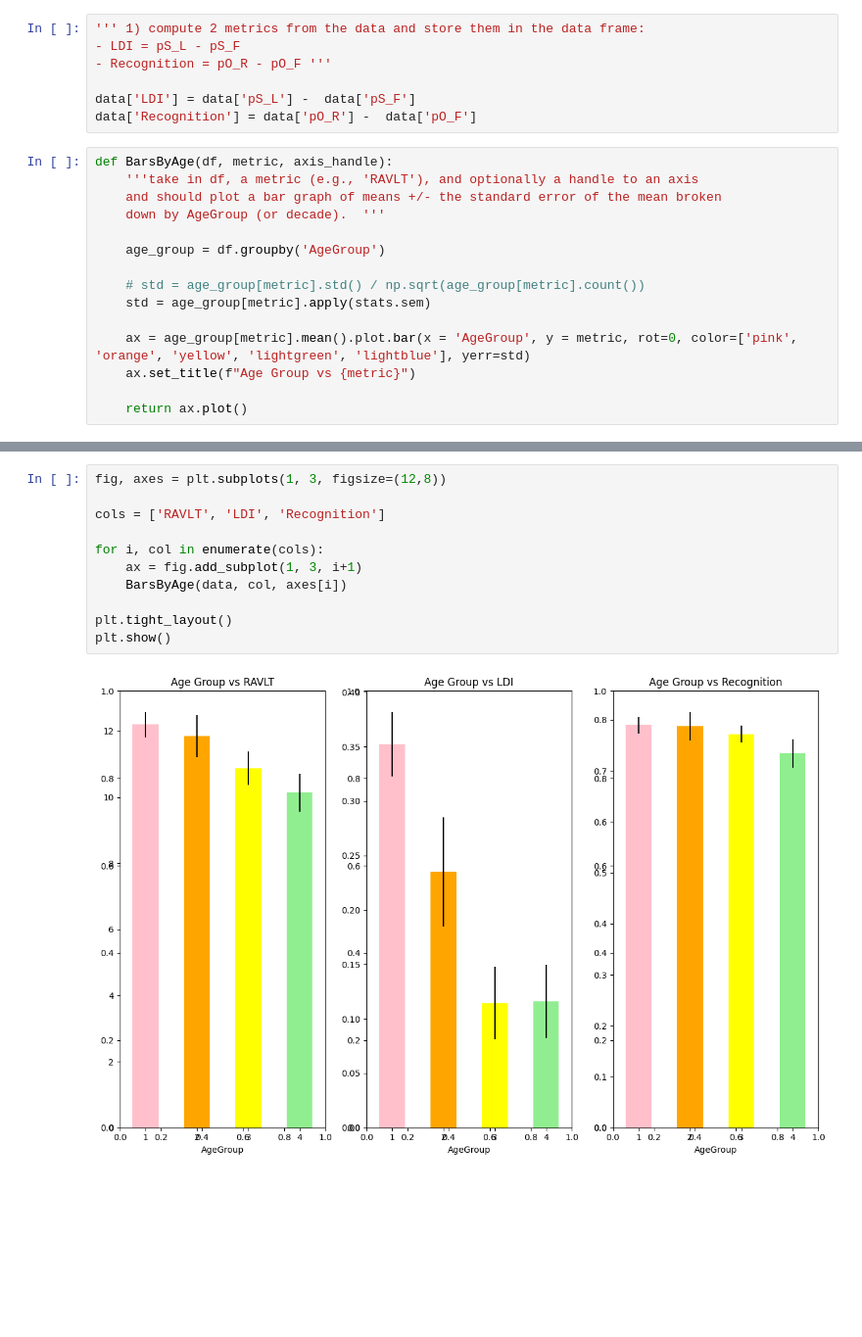
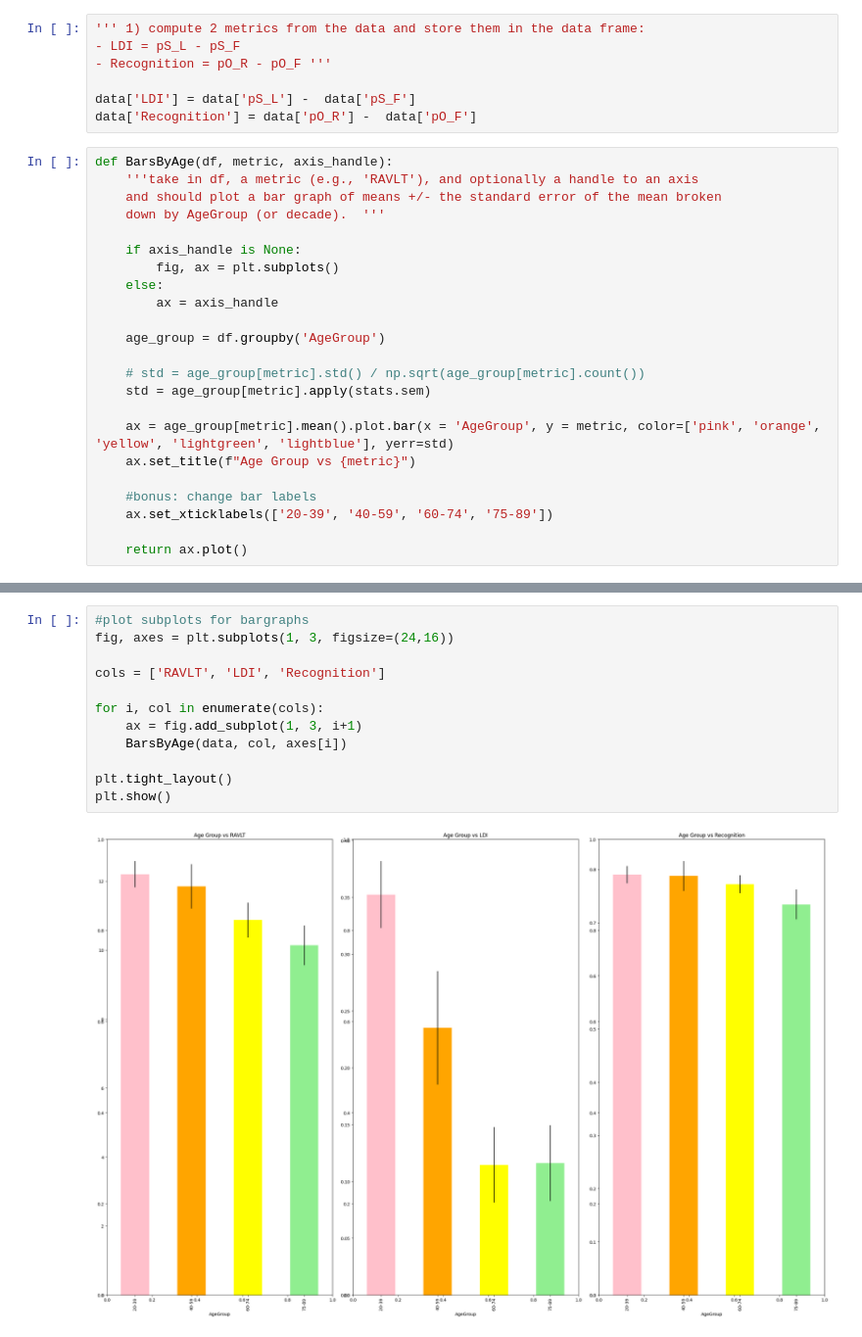
Before and after one commit to rochellekaper/n247_spring2025, a Jupyter notebook: ProblemSets/N247 PSet 7 Pandas - Plotting and grouping.ipynb, the cells around one changed output, grey strips where cells are left out. Shown at 98% size. Drawn from its saved outputs; the diff is of its cells as text; blank space fills up the shorter version.

```diff
--- a/ProblemSets/N247 PSet 7 Pandas - Plotting and grouping.ipynb
+++ b/ProblemSets/N247 PSet 7 Pandas - Plotting and grouping.ipynb
@@ -80,14 +80,22 @@ def BarsByAge(df, metric, axis_handle):
     and should plot a bar graph of means +/- the standard error of the mean broken
     down by AgeGroup (or decade).  '''
 
+    if axis_handle is None:
+        fig, ax = plt.subplots()
+    else:
+        ax = axis_handle
+
     age_group = df.groupby('AgeGroup')
 
     # std = age_group[metric].std() / np.sqrt(age_group[metric].count())
     std = age_group[metric].apply(stats.sem)
 
-    ax = age_group[metric].mean().plot.bar(x = 'AgeGroup', y = metric, rot=0, color=['pink', 'orange', 'yellow', 'lightgreen', 'lightblue'], yerr=std)
+    ax = age_group[metric].mean().plot.bar(x = 'AgeGroup', y = metric, color=['pink', 'orange', 'yellow', 'lightgreen', 'lightblue'], yerr=std)
     ax.set_title(f"Age Group vs {metric}")
 
+    #bonus: change bar labels
+    ax.set_xticklabels(['20-39', '40-59', '60-74', '75-89'])
+
     return ax.plot()
 # %%
 BarsByAge(data, 'LDI', axis_handle=None)
@@ -97,13 +105,14 @@ BarsByAge(data, 'LDI', axis_handle=None)
 # %%
-fig, axes = plt.subplots(1, 3, figsize=(12,8))
+#plot subplots for bargraphs
+fig, axes = plt.subplots(1, 3, figsize=(24,16))
 
 cols = ['RAVLT', 'LDI', 'Recognition']
 
 for i, col in enumerate(cols):
     ax = fig.add_subplot(1, 3, i+1)
     BarsByAge(data, col, axes[i])
 
 plt.tight_layout()
 plt.show()
 # %% [output]
-[figure, old version]
+[figure, new version]
```
Also changed, not shown: parts of 5 cells of this notebook.
